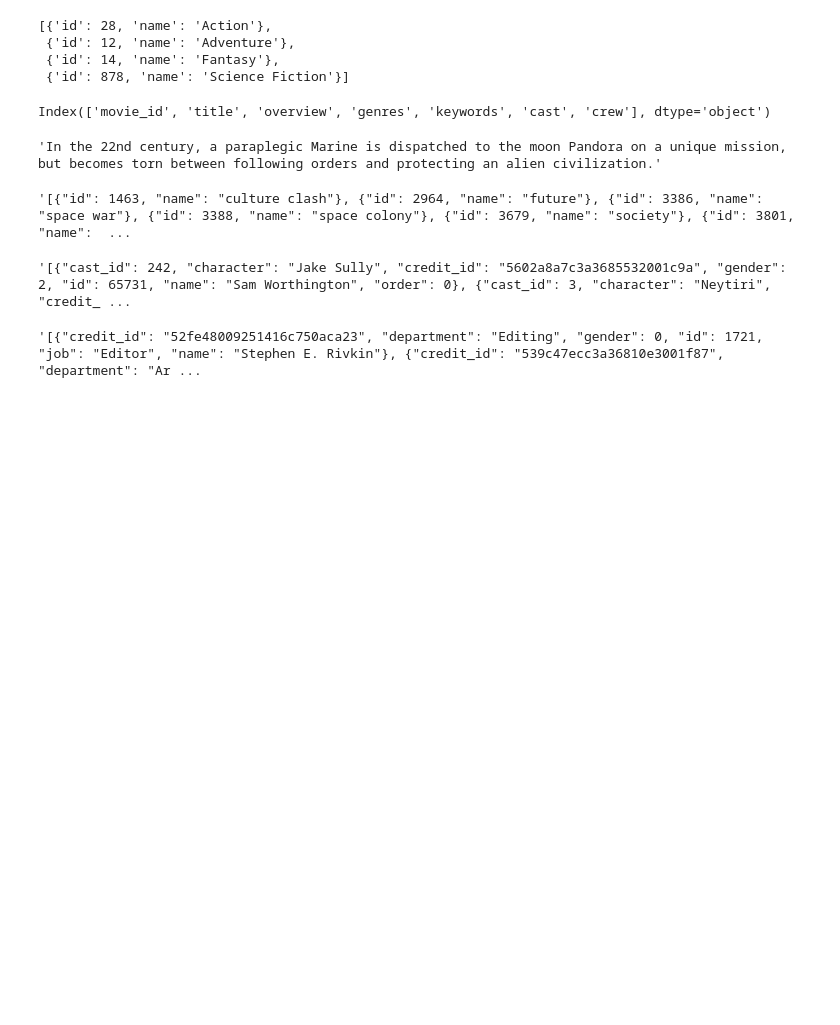
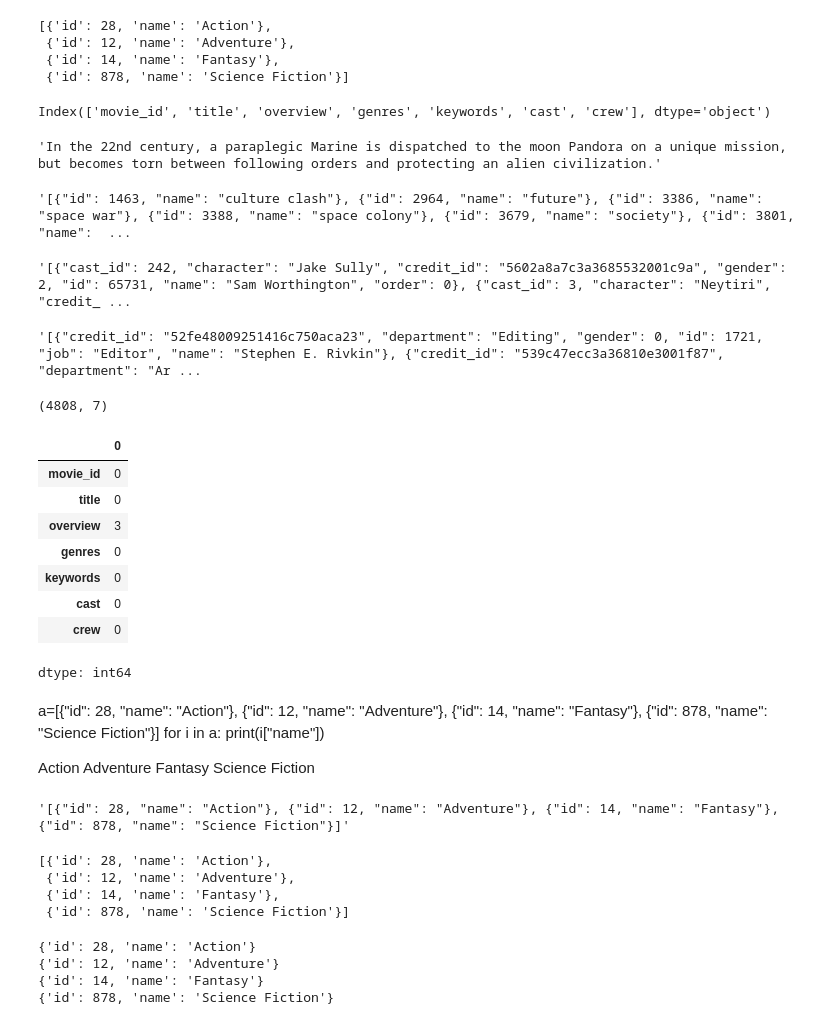
Before and after one commit to SriRamK345/Recommendation_System, a Jupyter notebook: Recommendation_sys.ipynb, the cells around one changed output. Drawn from its saved outputs; the diff is of its cells as text; code cells hidden in the pictures; blank space fills up the shorter version.

```diff
--- a/Recommendation_sys.ipynb
+++ b/Recommendation_sys.ipynb
@@ -130,0 +124,45 @@ def convert(text):
+# %%
+df.shape
+# %% [output]
+(4808, 7)
+# %%
+df.isnull().sum()
+# %% [output]
+|  | 0 |
+| movie_id | 0 |
+| title | 0 |
+| overview | 3 |
+| genres | 0 |
+| keywords | 0 |
+| cast | 0 |
+| crew | 0 |
+dtype: int64
+# %% [markdown]
+a=[{"id": 28, "name": "Action"}, {"id": 12, "name": "Adventure"}, {"id": 14, "name": "Fantasy"}, {"id": 878, "name": "Science Fiction"}]
+for i in a:
+  print(i["name"])
+
+Action
+Adventure
+Fantasy
+Science Fiction
+# %%
+df.iloc[0].genres
+# %% [output]
+'[{"id": 28, "name": "Action"}, {"id": 12, "name": "Adventure"}, {"id": 14, "name": "Fantasy"}, {"id": 878, "name": "Science Fiction"}]'
+# %%
+import ast  # uesd to remove string
+ast.literal_eval(df.iloc[0].genres)
+# %% [output]
+[{'id': 28, 'name': 'Action'},
+ {'id': 12, 'name': 'Adventure'},
+ {'id': 14, 'name': 'Fantasy'},
+ {'id': 878, 'name': 'Science Fiction'}]
+# %%
+for i in ast.literal_eval(df.iloc[0].genres):
+      print(i)
+# %% [output]
+{'id': 28, 'name': 'Action'}
+{'id': 12, 'name': 'Adventure'}
+{'id': 14, 'name': 'Fantasy'}
+{'id': 878, 'name': 'Science Fiction'}
```
Also changed, not shown: parts of 11 cells of this notebook.
